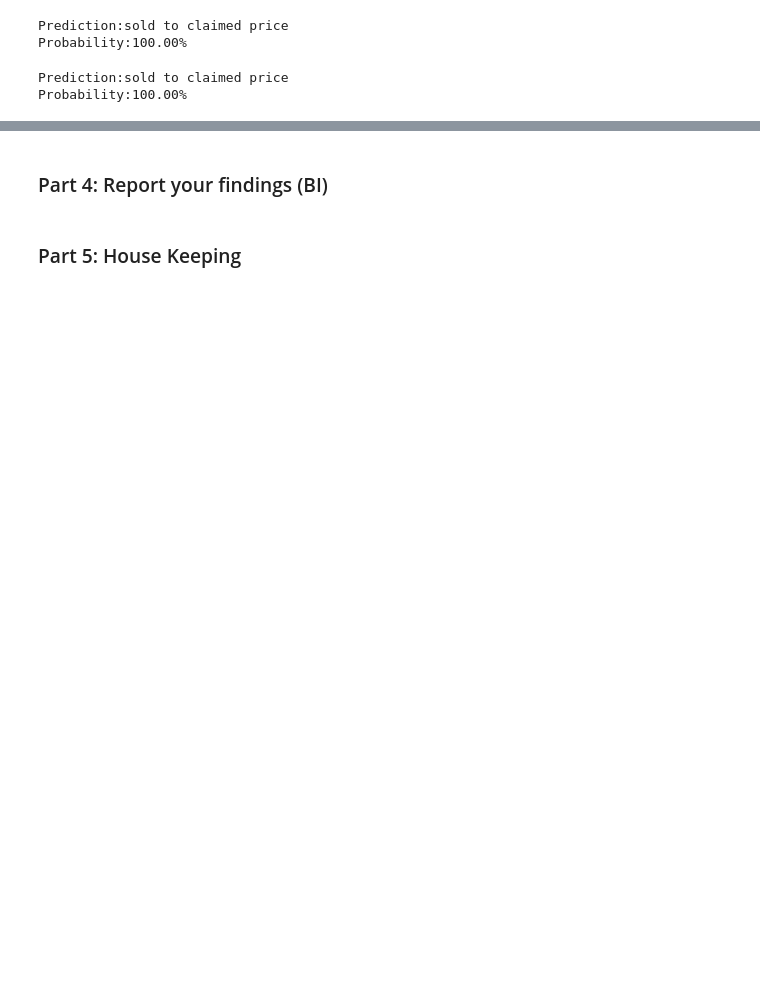
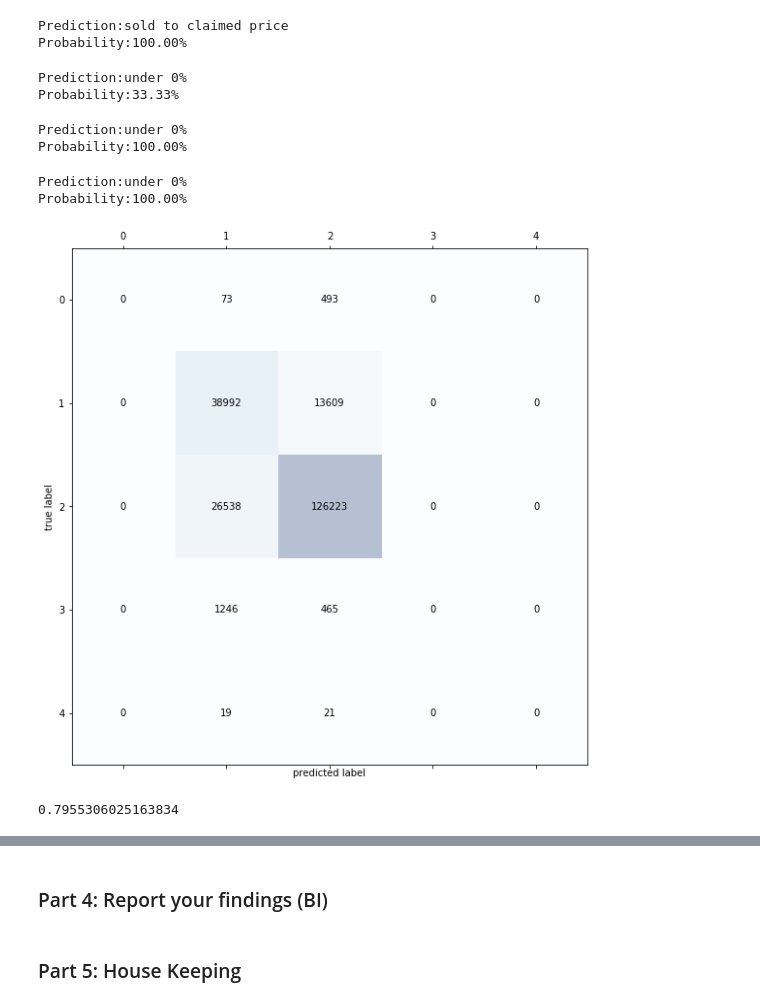
Before and after one commit to lakridserne/PowerSmiling, a Jupyter notebook: assignment_7/BI_assignment7.ipynb, the cells around one changed output, grey strips where cells are left out. Drawn from its saved outputs; the diff is of its cells as text; code cells hidden in the pictures; blank space fills up the shorter version.

```diff
--- a/assignment_7/BI_assignment7.ipynb
+++ b/assignment_7/BI_assignment7.ipynb
@@ -210,8 +214,52 @@ print('Prediction:%s\nProbability:%.2f%%'%(label[model_knn.predict(second)[0]],
 # %% [output]
 Prediction:sold to claimed price
 Probability:100.00%
+# %%
+# logistic
+print('Prediction:%s\nProbability:%.2f%%'%(label[model_lr.predict(validation_x)[0]], np.max(model_lr.predict_proba(validation_x))*100))
+# %% [output]
+Prediction:under 0%
+Probability:33.33%
 # %%
-print('Prediction:%s\nProbability:%.2f%%'%(label[model_knn.predict(ninety)[0]], np.max(model_knn.predict_proba(ninety))*100))
+print('Prediction:%s\nProbability:%.2f%%'%(label[model_dt.predict(validation_x)[0]], np.max(model_dt.predict_proba(validation_x))*100))
 # %% [output]
-Prediction:sold to claimed price
+Prediction:under 0%
 Probability:100.00%
+# %%
+print('Prediction:%s\nProbability:%.2f%%'%(label[model_dt.predict(validation_x)[0]], np.max(model_dt.predict_proba(validation_x))*100))
+# %% [output]
+Prediction:under 0%
+Probability:100.00%
+# %%
+# evaluation metrics
+#confusion_matrix(y_test, y_predict_tree)
+
+
+decisiontreemodel = model_dt.predict(x_test)
+confmat = confusion_matrix(y_true=y_test, y_pred=y_predict_tree)
+
+
+def display_confusion(confmat):
+
+    fig, ax = plt.subplots(figsize=(9.8, 9.8))
+    ax.matshow(confmat, cmap=plt.cm.Blues, alpha=0.3)
+    for i in range(confmat.shape[0]):
+        for j in range(confmat.shape[1]):
+            ax.text(x=j, y=i,
+                    s=confmat[i, j],
+                    va='center', ha='center')
+
+            plt.xlabel('predicted label')
+    plt.ylabel('true label')
+    plt.show()
+# %%
+
+# confusion matrix and compute accuracy, precision, and recall, for all classes (remember 3 classes => 3x3 conf.mat.).
+display_confusion(confmat)
+# %% [output]
+[figure, added]
+# %%
+#Accuracy score (decision tree)
+print(accuracy_score(y_test, y_predict_tree))
+# %% [output]
+0.7955306025163834
```
Also changed, not shown: parts of 8 cells of this notebook.
